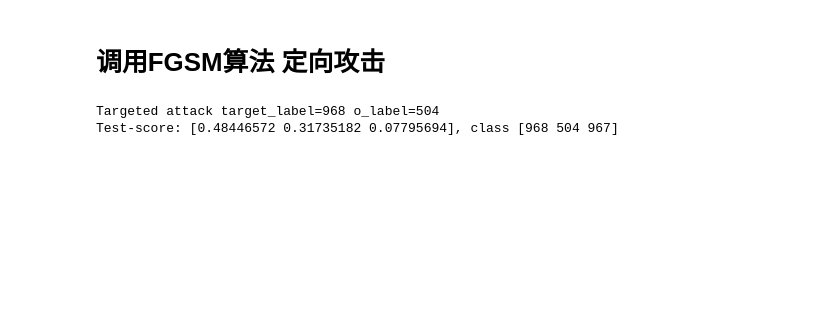
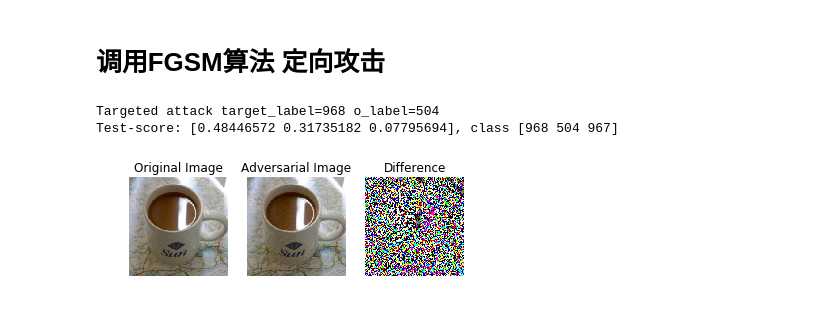
Before and after one commit to advboxes/AdvBox, a Jupyter notebook: sdk_demo.ipynb, the cells around one changed output. Drawn from its saved outputs; the diff is of its cells as text; code cells hidden in the pictures; blank space fills up the shorter version.

```diff
--- a/sdk_demo.ipynb
+++ b/sdk_demo.ipynb
@@ -128,23 +139,28 @@ Test-score: [0.98026764 0.00760567 0.00633906], class [967 504 968]
 # %%
 img_path = "mug227.png"
 img=process_img(img_path)
 
 #init_prog(fluid.default_main_program())
 
 #生成对抗样本
 adv=FGSM(adv_program=adv_program,eval_program=eval_program,gradients=gradients,o=img,
          input_layer=input_layer,output_layer=out,step_size=16.0/256.0,isTarget=True,target_label=968)
 
 
 result = exe.run(eval_program,
                  fetch_list=fetch_list,
                  feed={ 'image':adv })
 result = result[0][0]
 
 pred_label = np.argsort(result)[::-1][:TOPK]
 
 print("Test-score: {0}, class {1}".format(result[pred_label], pred_label))
 sys.stdout.flush()
+
+adv_img=tensor2img(adv)
+
+show_images_diff(o_img,adv_img)
 # %% [output]
 Targeted attack target_label=968 o_label=504
 Test-score: [0.48446572 0.31735182 0.07795694], class [968 504 967]
+[figure, added]
```
Also changed, not shown: parts of 2 cells of this notebook, 1 other file.
